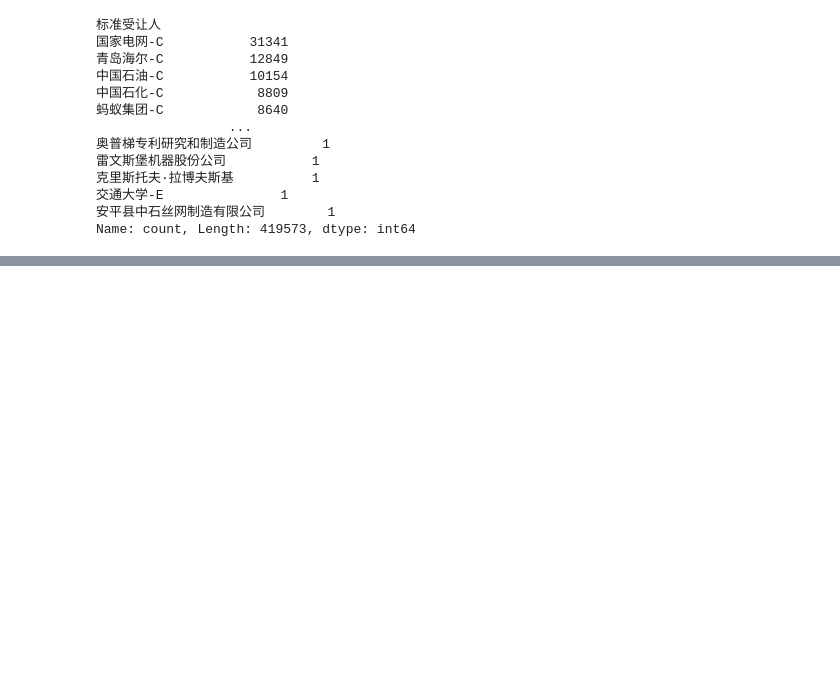
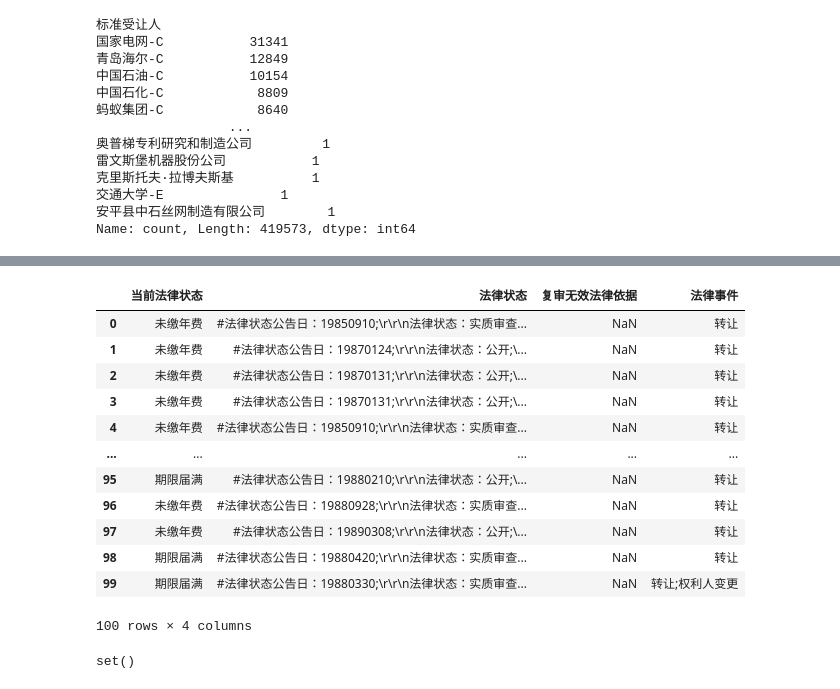
Before and after one commit to ideatechresearch/patent_invest, a Jupyter notebook: 高新专利转让.ipynb, the cells around one changed output, grey strips where cells are left out. Saved outputs shown, nothing was run; the diff lists cells and outputs as text; code cells hidden in the pictures; blank space fills up the shorter version.

```diff
--- a/高新专利转让.ipynb
+++ b/高新专利转让.ipynb
@@ -1070,3 +1070,7 @@ final_data.标准受让人.str.split(';').explode().str.strip().value_counts()
 交通大学-E               1
 安平县中石丝网制造有限公司        1
 Name: count, Length: 419573, dtype: int64
+# %%
+import pandas as pd
+invention_transfer=pd.read_csv('data/patent_all_invention_transfer_2023b.tsv', sep='\t', nrows=100)
+invention_transfer.columns
@@ -1072,0 +1127,16 @@ Name: count, Length: 419573, dtype: int64
+# %%
+invention_transfer.filter(like='法律')
+# %% [output]
+|  | 当前法律状态 | 法律状态 | 复审无效法律依据 | 法律事件 |
+| 0 | 未缴年费 | #法律状态公告日：19850910;\r\r\n法律状态：实质审查... | NaN | 转让 |
+| 1 | 未缴年费 | #法律状态公告日：19870124;\r\r\n法律状态：公开;\... | NaN | 转让 |
+| 2 | 未缴年费 | #法律状态公告日：19870131;\r\r\n法律状态：公开;\... | NaN | 转让 |
+| 3 | 未缴年费 | #法律状态公告日：19870131;\r\r\n法律状态：公开;\... | NaN | 转让 |
+| 4 | 未缴年费 | #法律状态公告日：19850910;\r\r\n法律状态：实质审查... | NaN | 转让 |
+| ... | ... | ... | ... | ... |
+| 95 | 期限届满 | #法律状态公告日：19880210;\r\r\n法律状态：公开;\... | NaN | 转让 |
+| 96 | 未缴年费 | #法律状态公告日：19880928;\r\r\n法律状态：实质审查... | NaN | 转让 |
+| 97 | 未缴年费 | #法律状态公告日：19890308;\r\r\n法律状态：公开;\... | NaN | 转让 |
+| 98 | 期限届满 | #法律状态公告日：19880420;\r\r\n法律状态：实质审查... | NaN | 转让 |
+| 99 | 期限届满 | #法律状态公告日：19880330;\r\r\n法律状态：实质审查... | NaN | 转让;权利人变更 |
+100 rows × 4 columns
@@ -1072,0 +1145,4 @@ Name: count, Length: 419573, dtype: int64
+# %%
+set(columns)-set(invention_transfer_1.columns)
+# %% [output]
+set()
```
Also changed, not shown: parts of 17 cells of this notebook, 20 other files.
